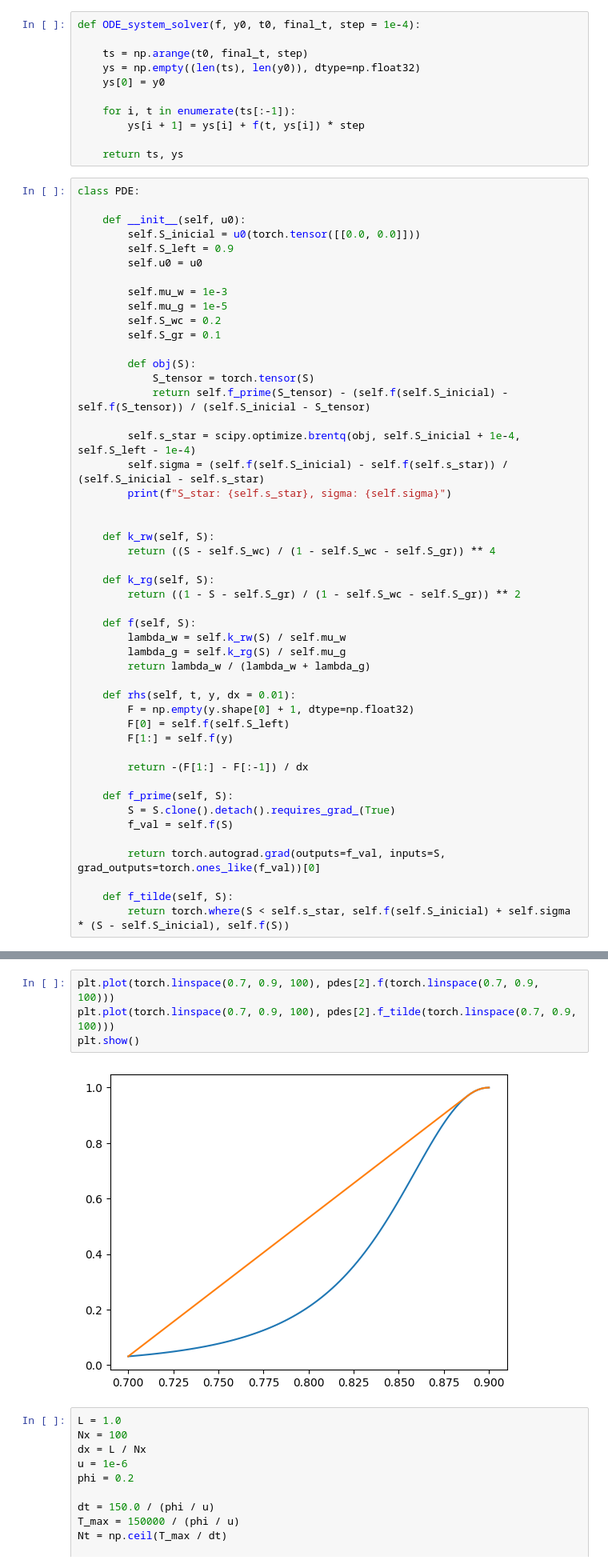
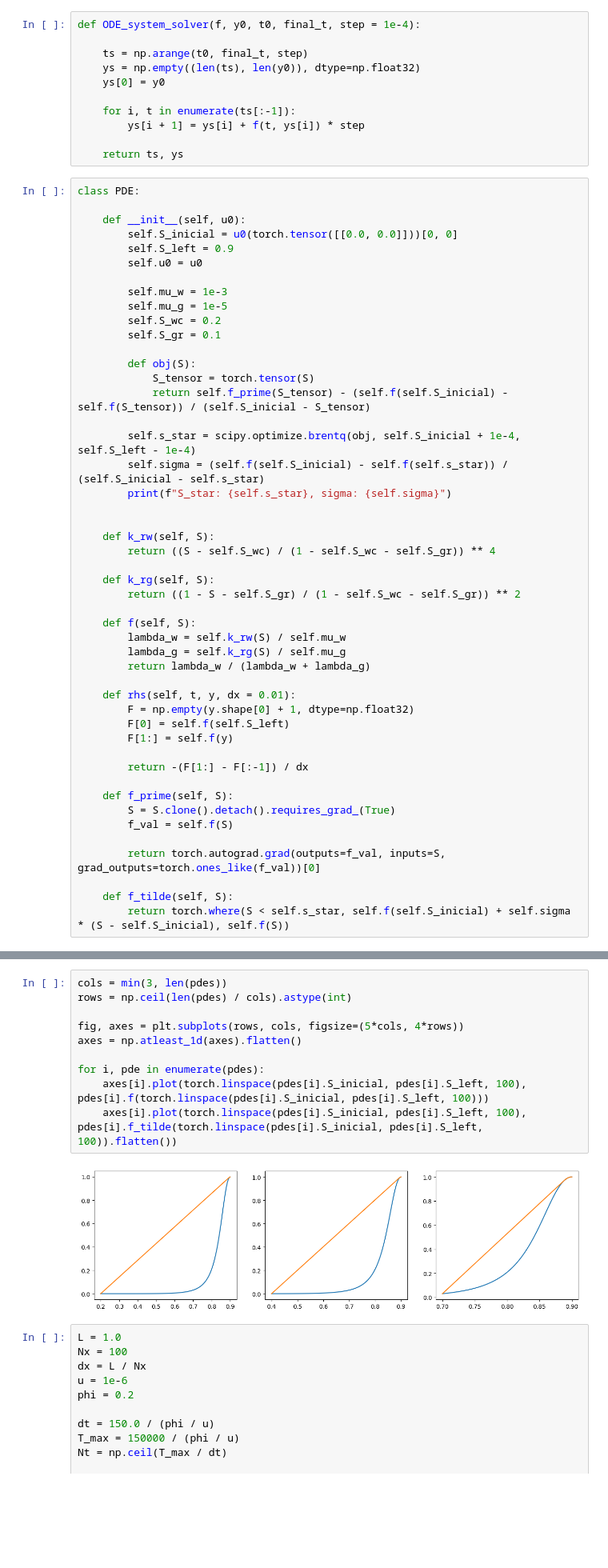
Before and after one commit to joaovmeyer/PINN-experiments, a Jupyter notebook: DeepONet.ipynb, the cells around one changed output, grey strips where cells are left out. Shown at 80% size. Cells and saved outputs as stored; diff of their text form; blank space fills up the shorter version.

```diff
--- a/DeepONet.ipynb
+++ b/DeepONet.ipynb
@@ -22,7 +22,7 @@ def ODE_system_solver(f, y0, t0, final_t, step = 1e-4):
 class PDE:
 
     def __init__(self, u0):
-        self.S_inicial = u0(torch.tensor([[0.0, 0.0]]))
+        self.S_inicial = u0(torch.tensor([[0.0, 0.0]]))[0, 0]
         self.S_left = 0.9
         self.u0 = u0
 
@@ -75,9 +75,15 @@ S_star: 0.888270527125332, sigma: tensor([[4.9925]])
 # %%
-plt.plot(torch.linspace(0.7, 0.9, 100), pdes[2].f(torch.linspace(0.7, 0.9, 100)))
-plt.plot(torch.linspace(0.7, 0.9, 100), pdes[2].f_tilde(torch.linspace(0.7, 0.9, 100)))
-plt.show()
+cols = min(3, len(pdes))
+rows = np.ceil(len(pdes) / cols).astype(int)
+
+fig, axes = plt.subplots(rows, cols, figsize=(5*cols, 4*rows))
+axes = np.atleast_1d(axes).flatten()
+
+for i, pde in enumerate(pdes):
+    axes[i].plot(torch.linspace(pdes[i].S_inicial, pdes[i].S_left, 100), pdes[i].f(torch.linspace(pdes[i].S_inicial, pdes[i].S_left, 100)))
+    axes[i].plot(torch.linspace(pdes[i].S_inicial, pdes[i].S_left, 100), pdes[i].f_tilde(torch.linspace(pdes[i].S_inicial, pdes[i].S_left, 100)).flatten())
 # %% [output]
-[figure, old version]
+[figure, new version]
 # %%
 L = 1.0
 Nx = 100
```
Also changed, not shown: parts of 13 cells of this notebook.
